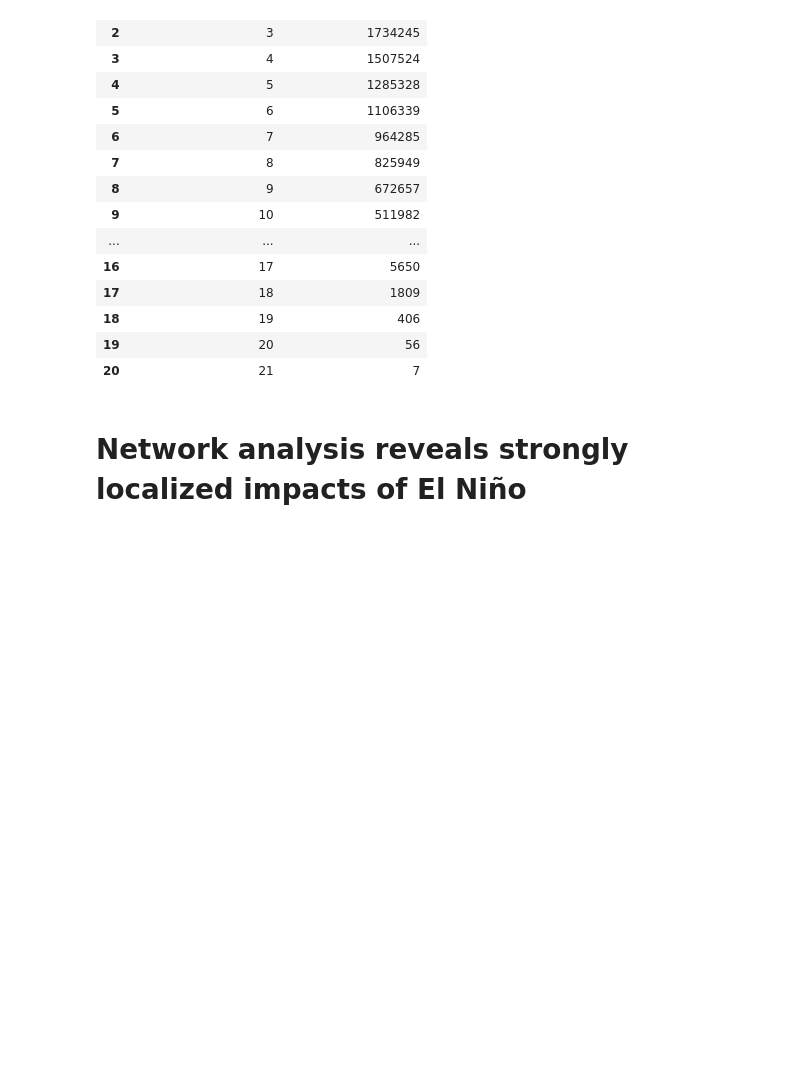
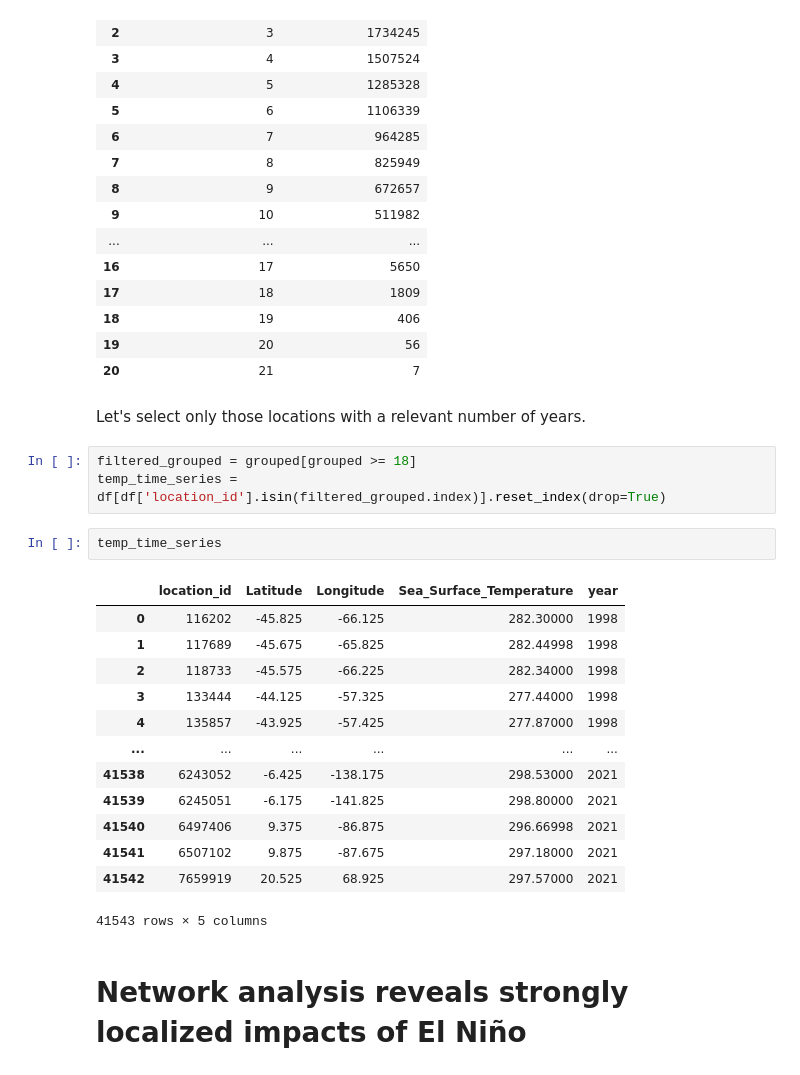
Before and after one commit to AlexFidalgo/El-Nino-La-Nina-Detection-Using-Complex-Networks, a Jupyter notebook: MainNotebook.ipynb, the cells around one changed output. Saved outputs shown, nothing was run; the diff lists cells and outputs as text; blank space fills up the shorter version.

Commit message:
generates reduced time series

```diff
--- a/MainNotebook.ipynb
+++ b/MainNotebook.ipynb
@@ -281,6 +281,27 @@ result
 | 18 | 19 | 406 |
 | 19 | 20 | 56 |
 | 20 | 21 | 7 |
+# %% [markdown]
+Let's select only those locations with a relevant number of years.
+# %%
+filtered_grouped = grouped[grouped >= 18]
+temp_time_series = df[df['location_id'].isin(filtered_grouped.index)].reset_index(drop=True)
+# %%
+temp_time_series
+# %% [output]
+|  | location_id | Latitude | Longitude | Sea_Surface_Temperature | year |
+| 0 | 116202 | -45.825 | -66.125 | 282.30000 | 1998 |
+| 1 | 117689 | -45.675 | -65.825 | 282.44998 | 1998 |
+| 2 | 118733 | -45.575 | -66.225 | 282.34000 | 1998 |
+| 3 | 133444 | -44.125 | -57.325 | 277.44000 | 1998 |
+| 4 | 135857 | -43.925 | -57.425 | 277.87000 | 1998 |
+| ... | ... | ... | ... | ... | ... |
+| 41538 | 6243052 | -6.425 | -138.175 | 298.53000 | 2021 |
+| 41539 | 6245051 | -6.175 | -141.825 | 298.80000 | 2021 |
+| 41540 | 6497406 | 9.375 | -86.875 | 296.66998 | 2021 |
+| 41541 | 6507102 | 9.875 | -87.675 | 297.18000 | 2021 |
+| 41542 | 7659919 | 20.525 | 68.925 | 297.57000 | 2021 |
+41543 rows × 5 columns
 # %% [markdown]
 # Network analysis reveals strongly localized impacts of El Niño
 # %% [markdown]
```
